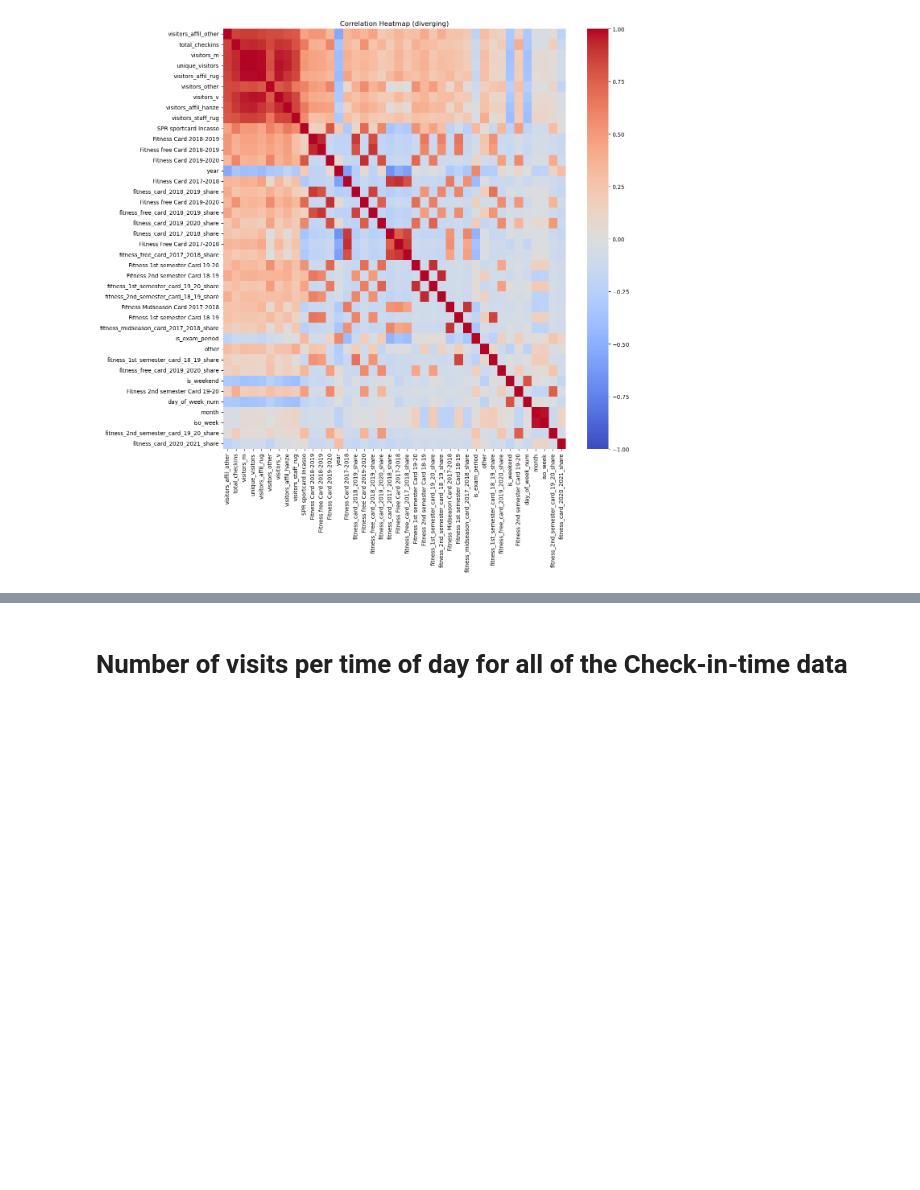
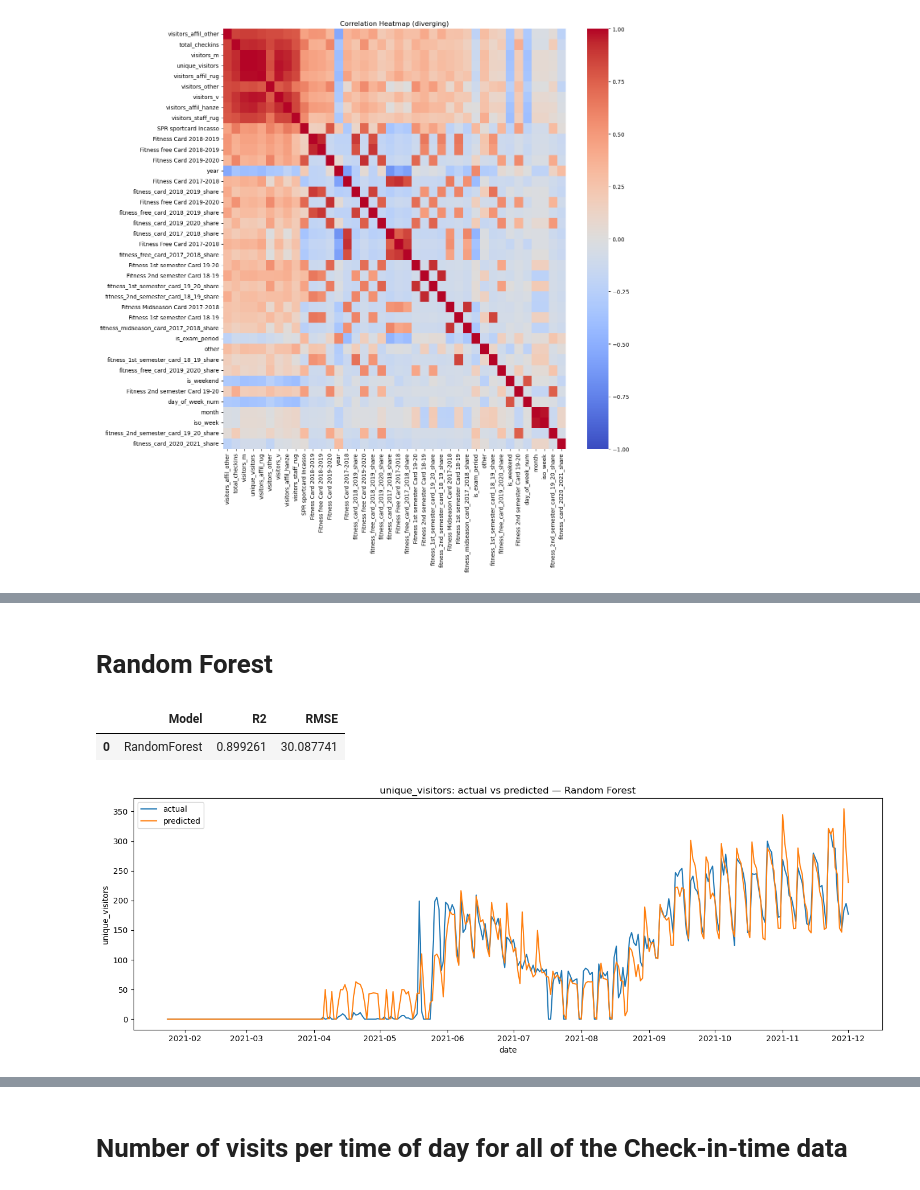
Before and after one commit to korho865/ACLO_project, a Jupyter notebook: ACLO_notebook.ipynb, the cells around one changed output, grey strips where cells are left out. Saved outputs shown, nothing was run; the diff lists cells and outputs as text; code cells hidden in the pictures; blank space fills up the shorter version.

```diff
--- a/ACLO_notebook.ipynb
+++ b/ACLO_notebook.ipynb
@@ -486,0 +533,42 @@ plt.show()
+# %% [markdown]
+# Random Forest
+# %%
+from sklearn.ensemble import RandomForestRegressor
+from sklearn.metrics import r2_score, mean_squared_error
+import pandas as pd
+import matplotlib.pyplot as plt
+
+# Time-based split: last 20% for test
+split_idx = int(len(dfm) * 0.8)
+train = dfm.iloc[:split_idx].copy()
+test  = dfm.iloc[split_idx:].copy()
+
+X_train, y_train = train[feature_cols], train[TARGET]
+X_test,  y_test  = test[feature_cols],  test[TARGET]
+
+rf_model = RandomForestRegressor(
+    n_estimators=300,
+    random_state=42,
+    n_jobs=-1,
+    min_samples_leaf=2
+)
+rf_model.fit(X_train, y_train)
+pred_rf = rf_model.predict(X_test)
+
+# Metrics
+r2  = r2_score(y_test, pred_rf)
+rmse = float(np.sqrt(mean_squared_error(y_test, pred_rf)))
+perf_rf = pd.DataFrame([{"Model":"RandomForest", "R2": r2, "RMSE": rmse}])
+display(perf_rf)
+
+# Plot
+plt.figure(figsize=(14,5))
+plt.plot(test["date"], y_test.values, label="actual")
+plt.plot(test["date"], pred_rf,       label="predicted")
+plt.title(f"{TARGET}: actual vs predicted — Random Forest")
+plt.xlabel("date"); plt.ylabel(TARGET)
+plt.legend(); plt.tight_layout(); plt.show()
+# %% [output]
+|  | Model | R2 | RMSE |
+| 0 | RandomForest | 0.899261 | 30.087741 |
+[figure, added]
```
Also changed, not shown: parts of 12 cells of this notebook.
